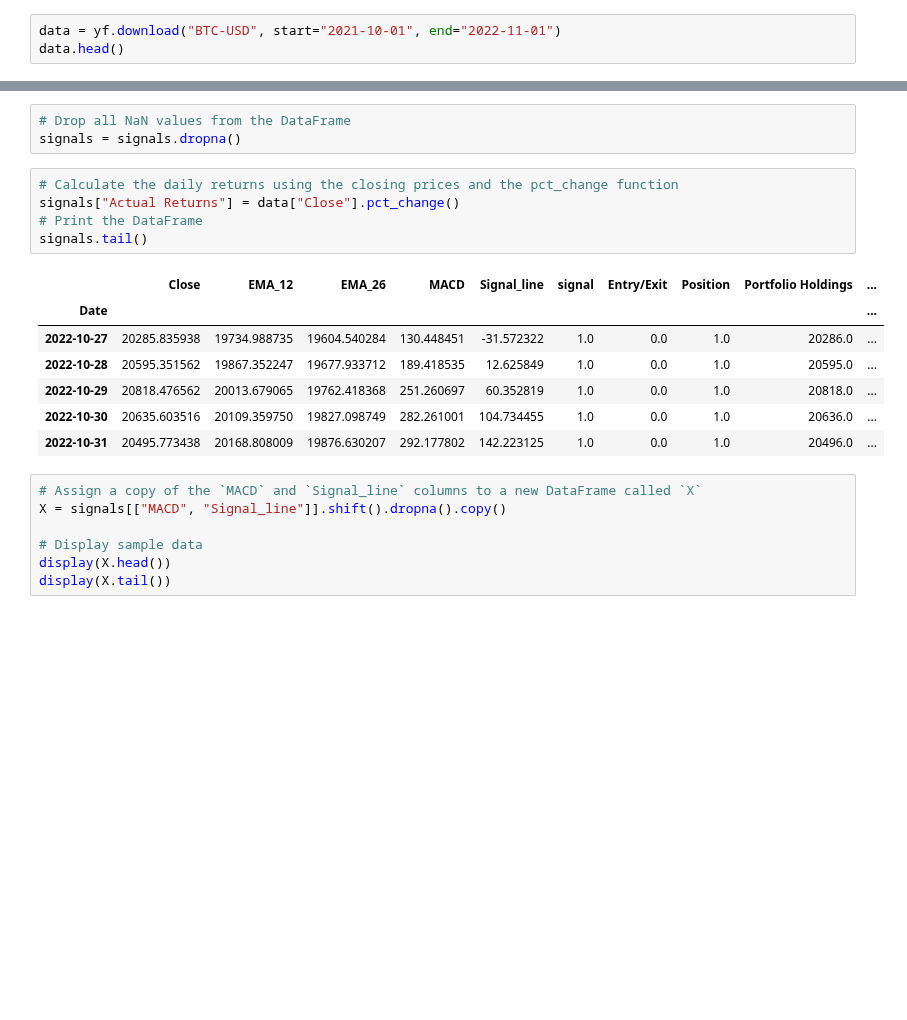
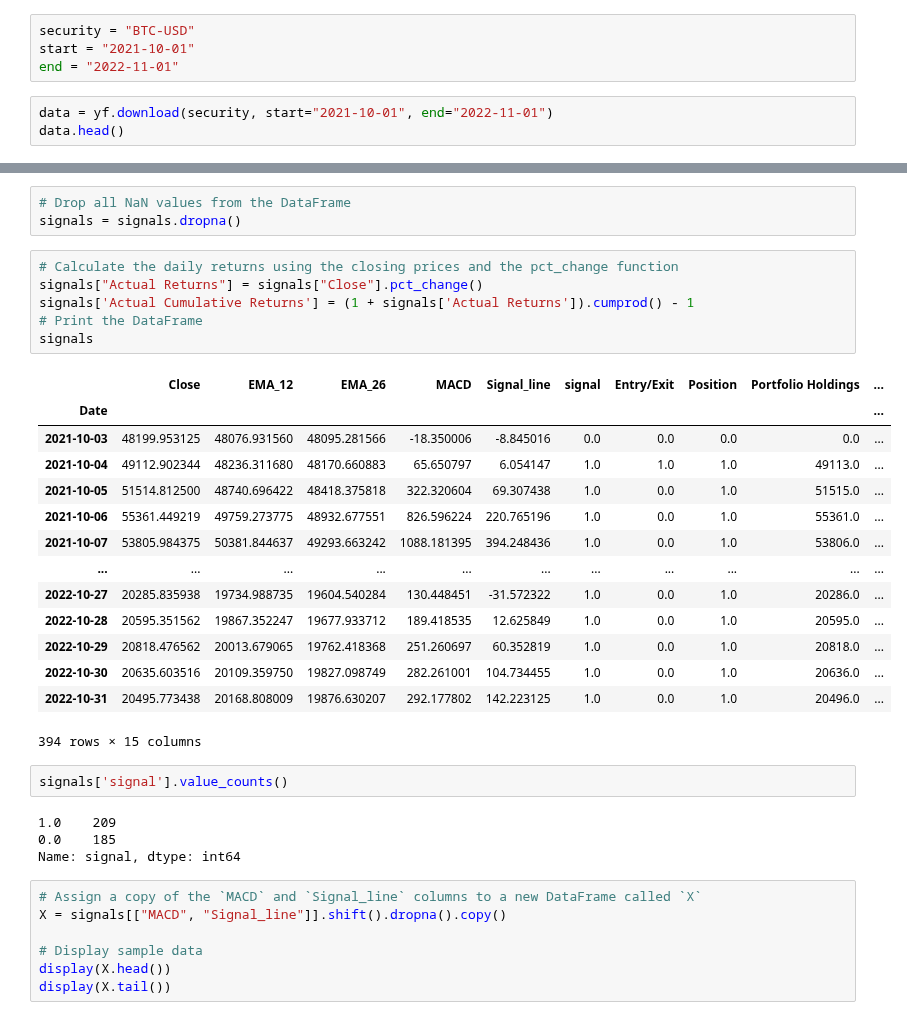
Before and after one commit to RJSMART-11/Project-2-Group-3, a Jupyter notebook: Trading-strategies/Vicky_MACD.ipynb, the cells around one changed output, grey strips where cells are left out. Drawn from its saved outputs; the diff is of its cells as text; blank space fills up the shorter version.

```diff
--- a/Trading-strategies/Vicky_MACD.ipynb
+++ b/Trading-strategies/Vicky_MACD.ipynb
@@ -9,5 +16,9 @@ import matplotlib.animation as animation
+# %%
+security = "BTC-USD"
+start = "2021-10-01"
+end = "2022-11-01"
 # %%
-data = yf.download("BTC-USD", start="2021-10-01", end="2022-11-01")
+data = yf.download(security, start="2021-10-01", end="2022-11-01")
 data.head()
 # %% [output]
 [*********************100%***********************]  1 of 1 completed
@@ -196,17 +208,31 @@ signals['Portfolio Cumulative Returns'] = (1 + signals['Portfolio Daily Returns'
 signals = signals.dropna()
 # %%
 # Calculate the daily returns using the closing prices and the pct_change function
-signals["Actual Returns"] = data["Close"].pct_change()
+signals["Actual Returns"] = signals["Close"].pct_change()
+signals['Actual Cumulative Returns'] = (1 + signals['Actual Returns']).cumprod() - 1
 # Print the DataFrame
-signals.tail()
+signals
 # %% [output]
 |  | Close | EMA_12 | EMA_26 | MACD | Signal_line | signal | Entry/Exit | Position | Portfolio Holdings | ... |
 | Date |  |  |  |  |  |  |  |  |  | ... |
+| 2021-10-03 | 48199.953125 | 48076.931560 | 48095.281566 | -18.350006 | -8.845016 | 0.0 | 0.0 | 0.0 | 0.0 | ... |
+| 2021-10-04 | 49112.902344 | 48236.311680 | 48170.660883 | 65.650797 | 6.054147 | 1.0 | 1.0 | 1.0 | 49113.0 | ... |
+| 2021-10-05 | 51514.812500 | 48740.696422 | 48418.375818 | 322.320604 | 69.307438 | 1.0 | 0.0 | 1.0 | 51515.0 | ... |
+| 2021-10-06 | 55361.449219 | 49759.273775 | 48932.677551 | 826.596224 | 220.765196 | 1.0 | 0.0 | 1.0 | 55361.0 | ... |
+| 2021-10-07 | 53805.984375 | 50381.844637 | 49293.663242 | 1088.181395 | 394.248436 | 1.0 | 0.0 | 1.0 | 53806.0 | ... |
+| ... | ... | ... | ... | ... | ... | ... | ... | ... | ... | ... |
 | 2022-10-27 | 20285.835938 | 19734.988735 | 19604.540284 | 130.448451 | -31.572322 | 1.0 | 0.0 | 1.0 | 20286.0 | ... |
 | 2022-10-28 | 20595.351562 | 19867.352247 | 19677.933712 | 189.418535 | 12.625849 | 1.0 | 0.0 | 1.0 | 20595.0 | ... |
 | 2022-10-29 | 20818.476562 | 20013.679065 | 19762.418368 | 251.260697 | 60.352819 | 1.0 | 0.0 | 1.0 | 20818.0 | ... |
 | 2022-10-30 | 20635.603516 | 20109.359750 | 19827.098749 | 282.261001 | 104.734455 | 1.0 | 0.0 | 1.0 | 20636.0 | ... |
 | 2022-10-31 | 20495.773438 | 20168.808009 | 19876.630207 | 292.177802 | 142.223125 | 1.0 | 0.0 | 1.0 | 20496.0 | ... |
+394 rows × 15 columns
+# %%
+signals['signal'].value_counts()
+# %% [output]
+1.0    209
+0.0    185
+Name: signal, dtype: int64
 # %%
 # Assign a copy of the `MACD` and `Signal_line` columns to a new DataFrame called `X`
 X = signals[["MACD", "Signal_line"]].shift().dropna().copy()
```
Also changed, not shown: parts of 26 cells of this notebook, 4 other files.
